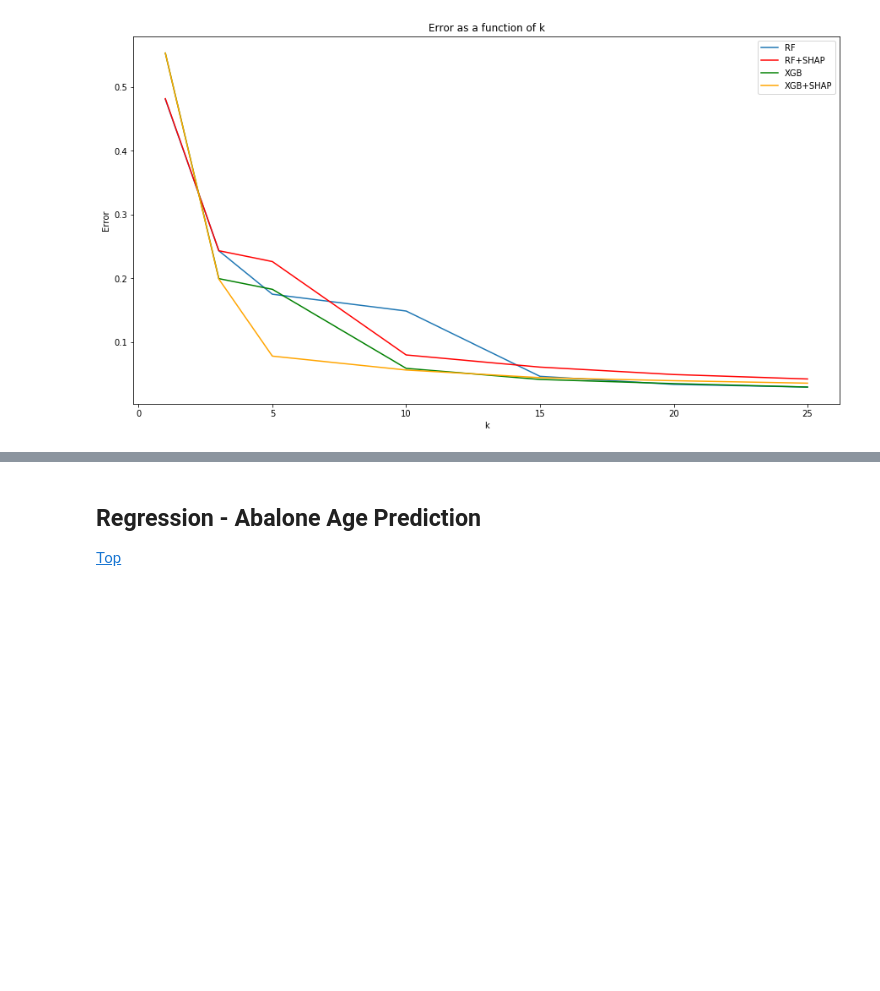
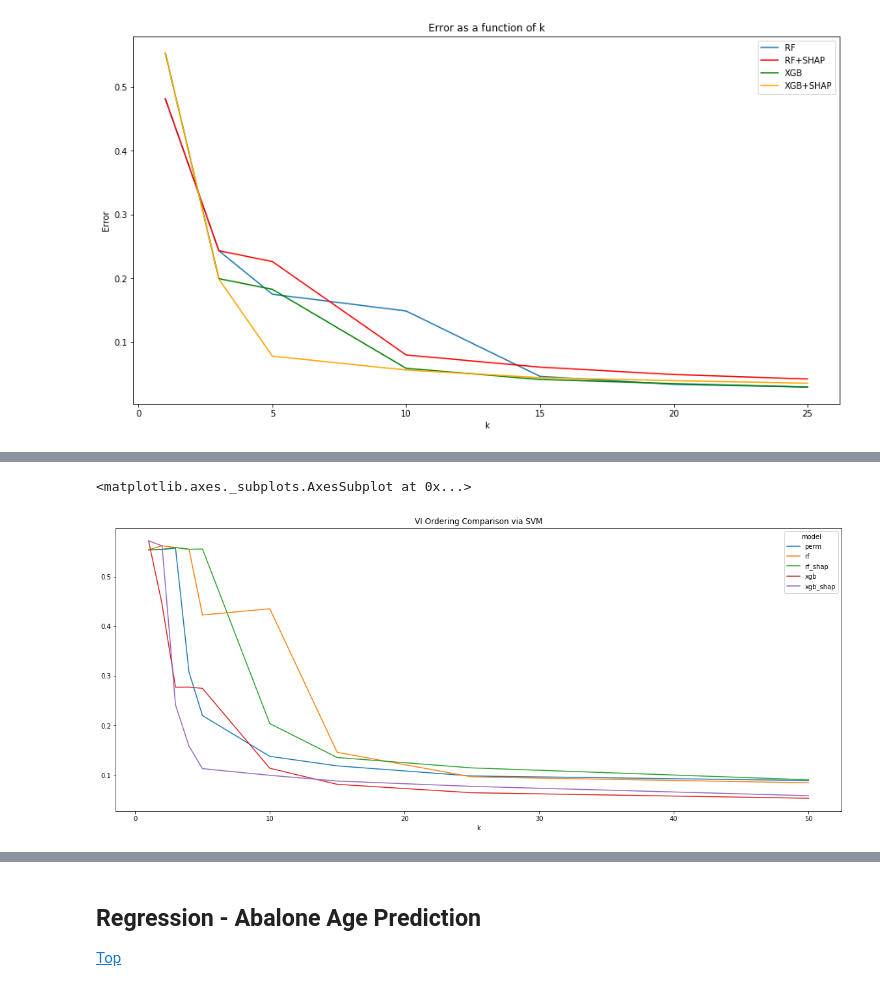
Before and after one commit to AvivNavon/mfml-project, a Jupyter notebook: mfml-vi-a.ipynb, the cells around one changed output, grey strips where cells are left out. Drawn from its saved outputs; the diff is of its cells as text; code cells hidden in the pictures; blank space fills up the shorter version.

```diff
--- a/mfml-vi-a.ipynb
+++ b/mfml-vi-a.ipynb
@@ -610,0 +728,7 @@ Text(0,0.5,'Error')
+# %%
+(1 - vi_score_svm_df.groupby(['k', 'model']).mean().test_acc.reset_index().\
+        pivot_table(values='test_acc', index='k', columns='model', aggfunc=lambda x : x)).\
+    plot(figsize = (20, 8), title = "VI Ordering Comparison via SVM")
+# %% [output]
+<matplotlib.axes._subplots.AxesSubplot at 0x...>
+[figure, added]
```
Also changed, not shown: parts of 22 cells of this notebook, 1 other file.
